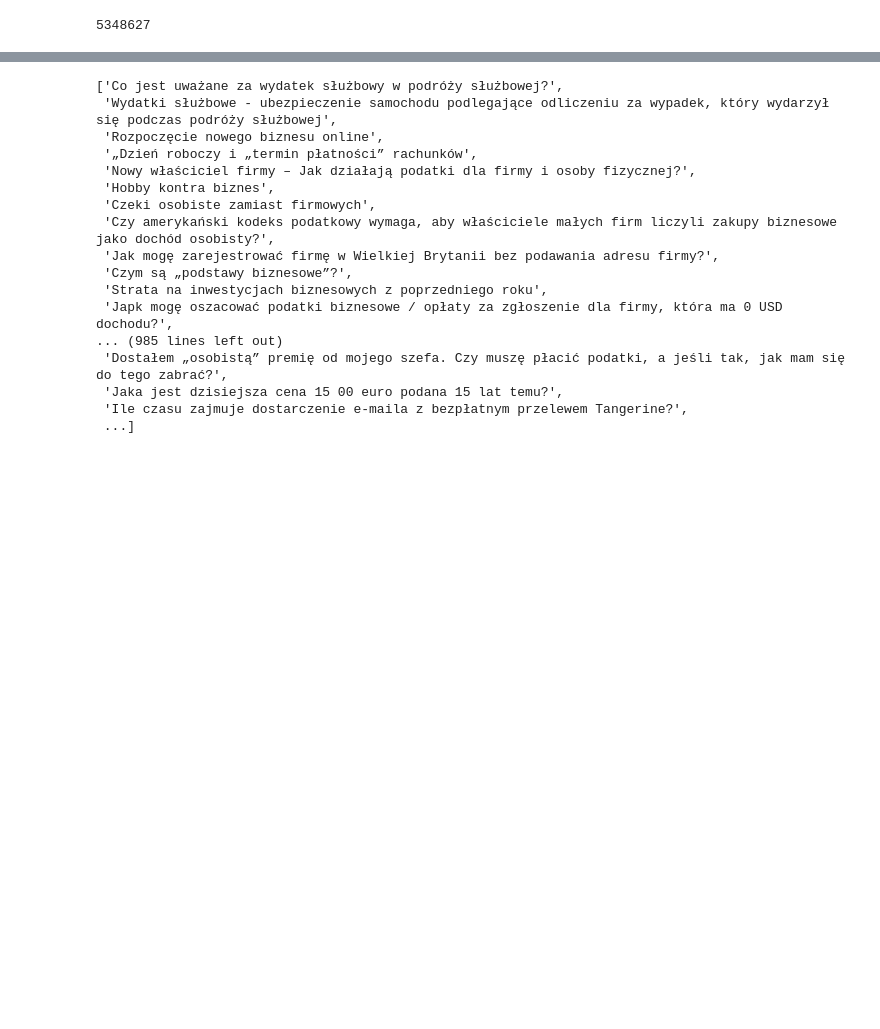
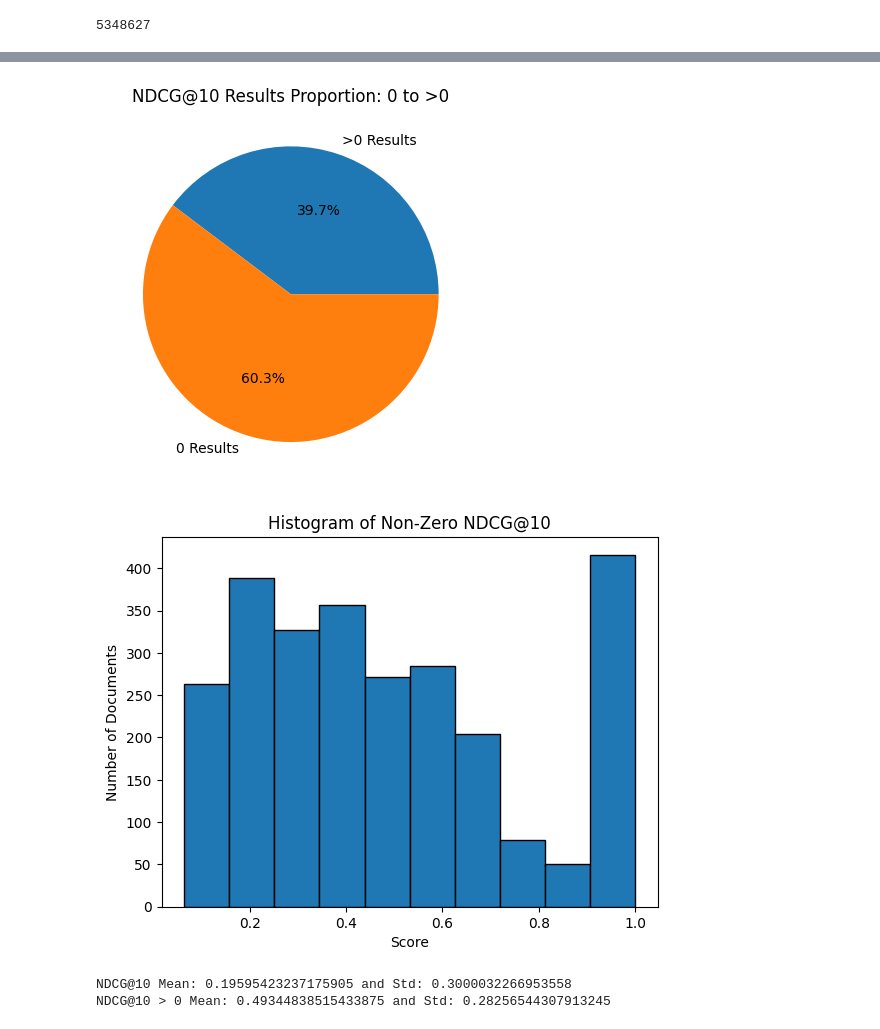
Before and after one commit to mwardynski/nlp, a Jupyter notebook: lab3/levensthein.ipynb, the cells around one changed output, grey strips where cells are left out. Drawn from its saved outputs; the diff is of its cells as text; code cells hidden in the pictures; blank space fills up the shorter version.

```diff
--- a/lab3/levensthein.ipynb
+++ b/lab3/levensthein.ipynb
@@ -317,20 +397,8 @@ corrected_queries = distorted_queries.map(lambda x, idx: {"text": corrected_quer
-# %%
-corrected_queries['text']
-# %% [output]
-['Co jest uważane za wydatek służbowy w podróży służbowej?',
- 'Wydatki służbowe - ubezpieczenie samochodu podlegające odliczeniu za wypadek, który wydarzył się podczas podróży służbowej',
- 'Rozpoczęcie nowego biznesu online',
- '„Dzień roboczy i „termin płatności” rachunków',
- 'Nowy właściciel firmy – Jak działają podatki dla firmy i osoby fizycznej?',
- 'Hobby kontra biznes',
- 'Czeki osobiste zamiast firmowych',
- 'Czy amerykański kodeks podatkowy wymaga, aby właściciele małych firm liczyli zakupy biznesowe jako dochód osobisty?',
- 'Jak mogę zarejestrować firmę w Wielkiej Brytanii bez podawania adresu firmy?',
- 'Czym są „podstawy biznesowe”?',
- 'Strata na inwestycjach biznesowych z poprzedniego roku',
- 'Japk mogę oszacować podatki biznesowe / opłaty za zgłoszenie dla firmy, która ma 0 USD dochodu?',
-... (985 lines left out)
- 'Dostałem „osobistą” premię od mojego szefa. Czy muszę płacić podatki, a jeśli tak, jak mam się do tego zabrać?',
- 'Jaka jest dzisiejsza cena 15 00 euro podana 15 lat temu?',
- 'Ile czasu zajmuje dostarczenie e-maila z bezpłatnym przelewem Tangerine?',
- ...]
+# %%
+ndcgs = calculate_ndcgs(corrected_queries, 'text', '', False)
+present_results(ndcgs)
+# %% [output]
+[figure, added]
+[figure, added]
+NDCG@10 Mean: 0.19595423237175905 and Std: 0.3000032266953558
+NDCG@10 > 0 Mean: 0.49344838515433875 and Std: 0.28256544307913245
```
Also changed, not shown: parts of 13 cells of this notebook.
